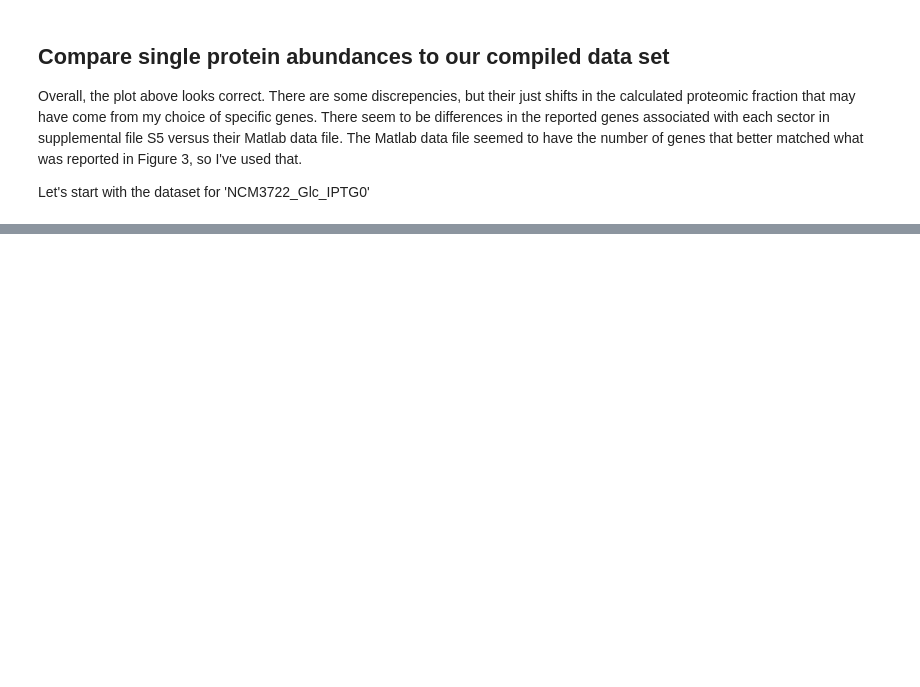
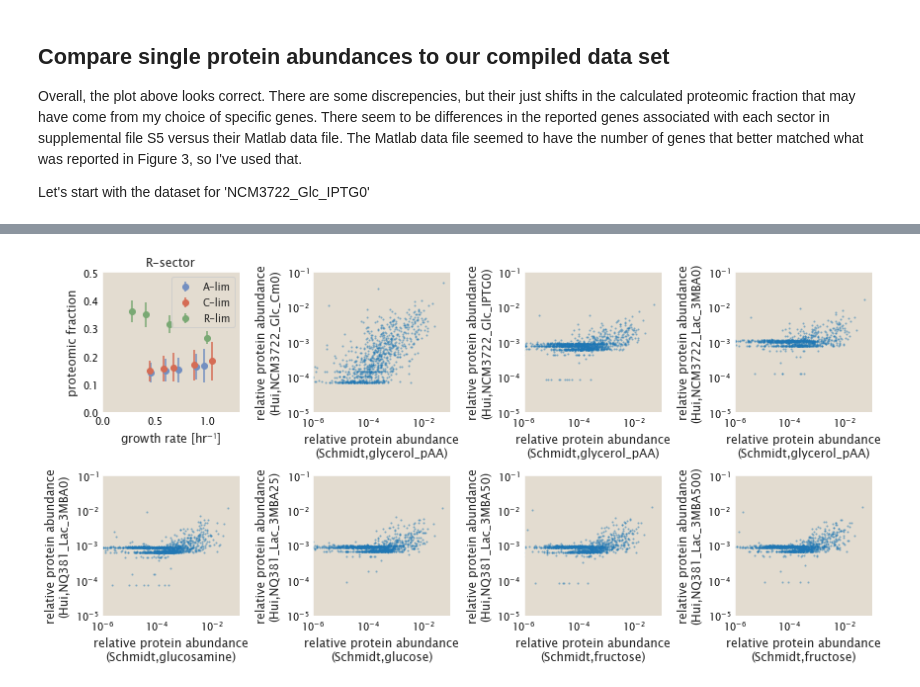
Before and after one commit to RPGroup-PBoC/growth_limits, a Jupyter notebook: code/exploratory/hui_2015_data_exploration.ipynb, the cells around one changed output, grey strips where cells are left out. Drawn from its saved outputs; the diff is of its cells as text; code cells hidden in the pictures; blank space fills up the shorter version.

Commit message:
more analysis and plotting

```diff
--- a/code/exploratory/hui_2015_data_exploration.ipynb
+++ b/code/exploratory/hui_2015_data_exploration.ipynb
@@ -178,7 +196,7 @@ gr_dict = {'NQ381_Lac_3MBA0': np.log(2)/(92/60), 'NQ381_Lac_3MBA25': np.log(2)/(
 
 source_data = pd.DataFrame()
 
-for c, d in df_ribo_frac.groupby(['exp_type', 'experiment', 'trial']):
+for c, d in df_sector_frac.groupby(['exp_type', 'experiment', 'trial']):
 #     if '' in c[1]:
 #         continue
 #     frac_ribo = d[d['gene'].isin(ribosome_genes)].frac_gene.sum()
@@ -377,0 +464,3 @@ data = data[data.condition == 'glucose']
+# %%
+schmidt_grs = dict(zip([c for c,d in  data.groupby('condition')],
+                       [d.growth_rate_hr.unique()[0] for c,d in  data.groupby('condition')]))
@@ -389,3 +497,0 @@ for gene, d in data.groupby('gene_name'):
-# %%
-df_compare['hui_log'] = np.log(df_compare['hui'])
-df_compare['schmidt_log'] = np.log(df_compare['schmidt'])
@@ -412,0 +498,12 @@ ax.scatter(df_compare['schmidt'], df_compare['hui'])
+# %%
+schmidt_conds = [schmidt_grs[c] for c  in data.condition.unique()]
+schmidt_conds_tocompare = []
+hui_conds = []
+for cond, d in df_frac.groupby('experiment'):
+    print(cond)
+    gr_compare = abs(gr_dict[cond] - schmidt_conds)
+    gr_compare_ind  = list(gr_compare).index(gr_compare.min())
+
+    hui_conds  = np.append(hui_conds, cond)
+    schmidt_conds_tocompare = np.append(schmidt_conds_tocompare,data.condition.unique()[gr_compare_ind])
+compare_dict = dict(zip(hui_conds, schmidt_conds_tocompare))
@@ -412,0 +518,62 @@ ax.scatter(df_compare['schmidt'], df_compare['hui'])
+# %%
+
+from collections import OrderedDict
+
+fig, ax = plt.subplots(2, 4, figsize = (12,6))
+ax = ax.ravel()
+
+
+######################
+
+lim_colors = {'C-lim' : colors['red'], 'A-lim' : colors['blue'], 'R-lim' : colors['green']}
+
+for c, d in source_data_.groupby(['exp_type', 'experiment']):
+    ax[0].errorbar(d.growth_rate_hr.unique(), d.frac_r_sector.mean(),
+                   yerr=d.frac_r_sector.std(), color = lim_colors[c[0]],
+                  fmt = 'o', label = c[0])
+ax[0].legend(fontsize = 10)
+ax[0].set_ylim(0,0.5)
+ax[0].set_xlim(0,1.3)
+ax[0].set_title('R-sector', fontsize = 12)
+ax[0].set_xlabel('growth rate [hr$^{-1}$]', fontsize = 12)
+ax[0].set_ylabel('proteomic fraction', fontsize = 12)
+
+handles, labels = ax[0].get_legend_handles_labels()
+by_label = OrderedDict(zip(labels, handles))
+ax[0].legend(by_label.values(), by_label.keys(), loc = 'upper right', fontsize = 10)
+
+#####################
+
+for i, cond in enumerate(hui_conds):
+    df_hui = df_frac[df_frac.experiment == cond]
+    df_schmidt = data[data.condition == compare_dict[cond]]
+    df_schmidt['rel'] = df_schmidt.tot_per_cell/df_schmidt.tot_per_cell.sum()
+
+    df_compare = pd.DataFrame()
+    for gene, d in df_schmidt.groupby('gene_name'):
+        if gene in df_hui.gene.values:
+            data_list = {'schmidt' : d.rel.values[0],
+                     'hui' : df_hui[df_hui.gene == gene].frac_gene.mean()}
+            df_compare = df_compare.append(data_list,
+                                          ignore_index = True)
+
+    #  plot on log scale; ignore zero values
+    df_compare = df_compare[df_compare.hui != 0]
+    df_compare = df_compare[df_compare.schmidt != 0]
+
+    ax[i+1].plot(df_compare['schmidt'].values, df_compare['hui'].values, 'o', ms=2,
+            alpha=0.5, markeredgewidth=0, markeredgecolor='k')
+    ax[i+1].set_xlabel('relative protein abundance\n(Schmidt,' + compare_dict[cond] +  ')', fontsize = 12)
+    ax[i+1].set_ylabel('relative protein abundance\n(Hui,' + cond +  ')', fontsize = 12)
+
+for _ax in ax[1:]:
+    _ax.set_xscale('log')
+    _ax.set_yscale('log')
+    _ax.set_xlim(1E-6,1E-1)
+    _ax.set_ylim(1E-5,1E-1)
+
+# ax[-1].axis('off')
+plt.tight_layout()
+
+plt.savefig('../figures/hui_data_comparison.pdf')
+# %% [output]
@@ -412,0 +597 @@ ax.scatter(df_compare['schmidt'], df_compare['hui'])
+[figure, added]
```
Also changed, not shown: parts of 25 cells of this notebook.
